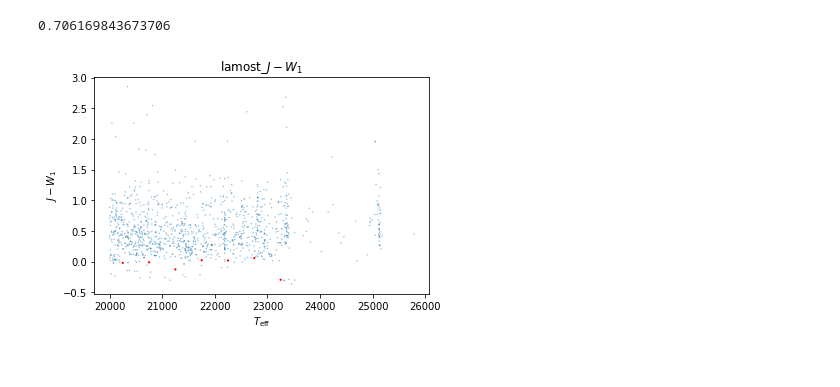
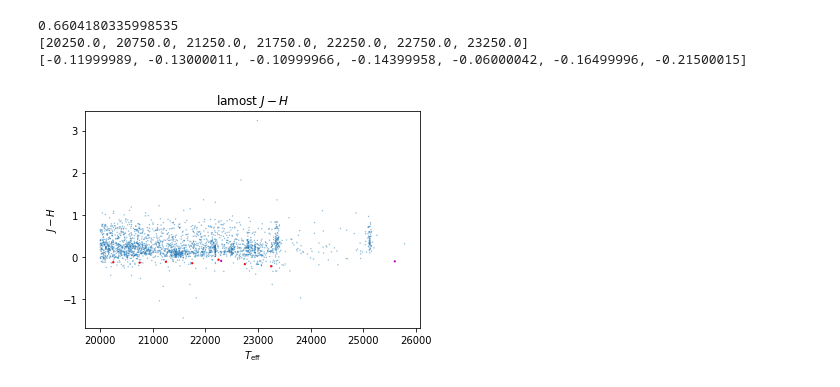
Before and after one commit to DengDingshan/OBIC_serious, a Jupyter notebook: Lamost_fitcurve.ipynb, the cells around one changed output. Drawn from its saved outputs; the diff is of its cells as text; code cells hidden in the pictures.

Commit message:
Lamost_fit
和2mass交叉有2337个源，基本都处于22300K（B2）左右。出来的结果和Allen基本上没有出入。

```diff
--- a/Lamost_fitcurve.ipynb
+++ b/Lamost_fitcurve.ipynb
@@ -10,16 +16,19 @@ data_main_path = '/Users/dengdingshan/Documents/data/obic/'
 # %%
 # Read the fits file.
-Lamost_fits = fits.open(data_main_path + 'lamost_obstars.fits')
+Lamost_fits = fits.open(data_main_path + 'LamostX2mass.fits')
 Lamost_tbl = Lamost_fits[1].data
 # %%
 # Filtering data (should be recorded and discussed!)
 
 # For programming, only teff and logg > 0 is now required.
 Lamost_tbl_fil = Lamost_tbl[np.argwhere((Lamost_tbl['teff'] > 0) & (Lamost_tbl['logg'] > -3) &
-                                       (Lamost_tbl['j'] > -1) & (Lamost_tbl['W1'] > -1) &
-                                       (Lamost_tbl['err_J'] < 0.03) & (Lamost_tbl['err_W1'] < 0.03 ))]
+                                       (Lamost_tbl['Jmag'] > -1) & (Lamost_tbl['Hmag'] > -1) )]
+
 
 # the sources should both have the data of JHK and W1W2W3 before we use them.
-Lamost_tbl_fil = Lamost_tbl_fil[np.logical_and(\
-                                               np.logical_not((Lamost_tbl_fil['j'] == 0) & (Lamost_tbl_fil['h'] == 0)),\
-                                               np.logical_not((Lamost_tbl_fil['W1'] == 0) & (Lamost_tbl_fil['W2'] == 0)))]
+
+# Lamost_tbl_fil = Lamost_tbl_fil[np.logical_not( (Lamost_tbl_fil['Jmag']==0)&(Lamost_tbl_fil['Hmag']==0))]
+
+# Lamost_tbl_fil = Lamost_tbl_fil[np.logical_and(\
+#                                                np.logical_not((Lamost_tbl_fil['Jmag'] == 0) & (Lamost_tbl_fil['Hmag'] == 0)),\
+#                                                np.logical_not((Lamost_tbl_fil['Hmag'] == 0) & (Lamost_tbl_fil['W2'] == 0)))]
@@ -36,7 +60,7 @@ bin_width = 500
 # Ratio of the bluest edge, usually 5%
 ratio = 5
 # Low end criteria. If the number in a bin is lower than this number then neglect.
-low_crit = 20
+low_crit = 100
 # %%
 # Find the start point and bin number of Teff.
 # Start point: the first number divisible by bin_width smaller than min(teff)
@@ -50,29 +74,35 @@ int_color = []
 for i in range(bin_number):
     bin_tbl = Lamost_tbl_fil[np.logical_and(Lamost_tbl_fil['teff'] > teff_start+i*bin_width, \
                                             Lamost_tbl_fil['teff'] < teff_start+(i+1)*bin_width)]
-    if len(bin_tbl) < 100:
+    if len(bin_tbl) < low_crit:
         continue
     source_num = 0
     while source_num != len(bin_tbl):
         source_num = len(bin_tbl)
-        bin_mean = np.mean(bin_tbl['j']-bin_tbl['W1'])
-        bin_sigma = np.std(bin_tbl['j']-bin_tbl['W1'])
-        bin_tbl = bin_tbl[np.logical_or(bin_tbl['j']-bin_tbl['W1'] < bin_mean+3*bin_sigma, \
-                                  bin_tbl['j']-bin_tbl['W1'] > bin_mean-3*bin_sigma)]
+        bin_mean = np.mean(bin_tbl['Jmag']-bin_tbl['Hmag'])
+        bin_sigma = np.std(bin_tbl['Jmag']-bin_tbl['Hmag'])
+        bin_tbl = bin_tbl[np.logical_or(bin_tbl['Jmag']-bin_tbl['Hmag'] < bin_mean+3*bin_sigma, \
+                                  bin_tbl['Jmag']-bin_tbl['Hmag'] > bin_mean-3*bin_sigma)]
     int_teff.append(float(teff_start+(i+0.5)*bin_width))
-    int_color.append(np.median(np.sort(bin_tbl['j']-bin_tbl['W1'])[:math.ceil(len(bin_tbl)*ratio/100)]))
-#     int_color.append(np.min(bin_tbl['j'] - bin_tbl['W1']))
+    int_color.append(np.median(np.sort(bin_tbl['Jmag']-bin_tbl['Hmag'])[:math.ceil(len(bin_tbl)*ratio/100)]))
+#     int_color.append(np.min(bin_tbl['Jmag'] - bin_tbl['Hmag']))
 
 print(time.time() - start_time)
+
+print(int_teff)
+print(int_color)
 # %% [output]
-0.706169843673706
+0.6604180335998535
+[20250.0, 20750.0, 21250.0, 21750.0, 22250.0, 22750.0, 23250.0]
+[-0.11999989, -0.13000011, -0.10999966, -0.14399958, -0.06000042, -0.16499996, -0.21500015]
 # %%
-plt.scatter(Lamost_tbl_fil['teff'], Lamost_tbl_fil['j']-Lamost_tbl_fil['W1'], s=2, edgecolors='None', alpha=0.5)
+plt.scatter(Lamost_tbl_fil['teff'], Lamost_tbl_fil['Jmag']-Lamost_tbl_fil['Hmag'], s=2, edgecolors='None', alpha=0.5)
 plt.scatter(int_teff, int_color, c='r', edgecolors='None', s=5)
-plt.xlabel('$T_\mathrm{eff}$'); plt.ylabel('$J-W_1$')
+plt.scatter(Allen_teff, Allen_color, c='m',edgecolors = 'None', s=5)
+plt.xlabel('$T_\mathrm{eff}$'); plt.ylabel('$J-H$')
 #plt.ylim(-1,2.5)
-plt.title('lamost_$J-W_1$')
+plt.title('lamost $J-H$')
 plt.savefig('figure/fig.png', dpi=200)
 plt.show()
 # %% [output]
-[figure, old version]
+[figure, new version]
```
Also changed, not shown: parts of 4 cells of this notebook, 5 other files.
